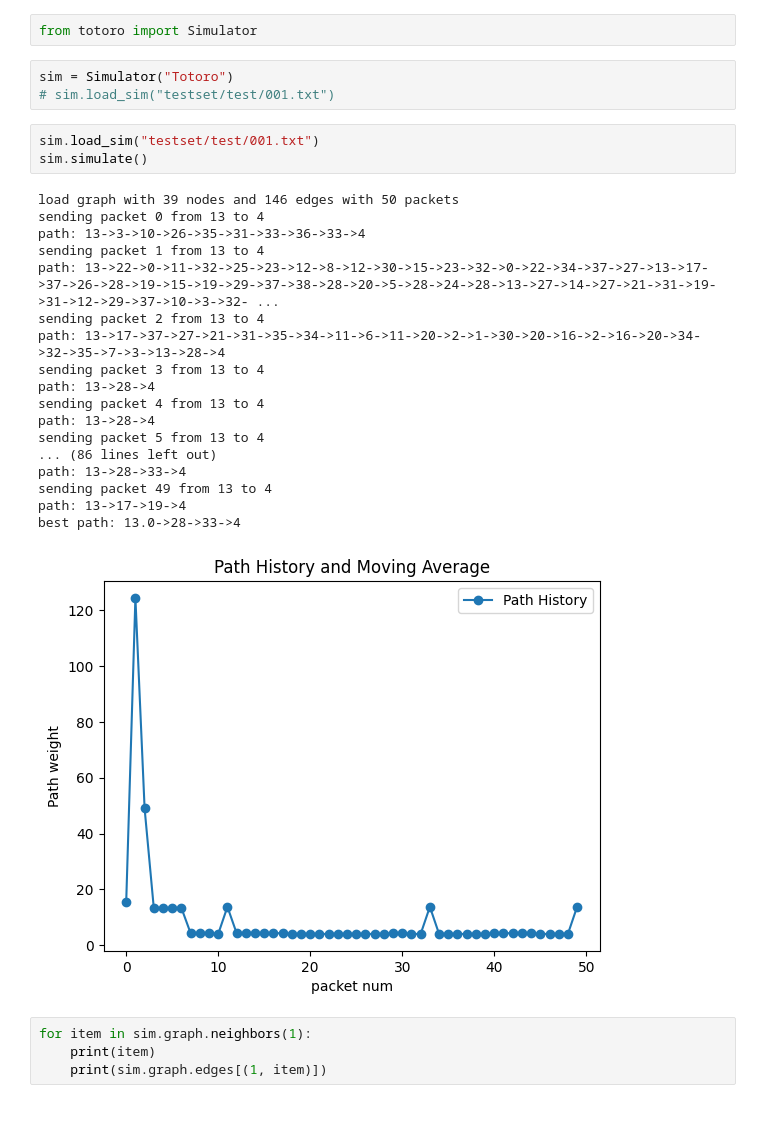
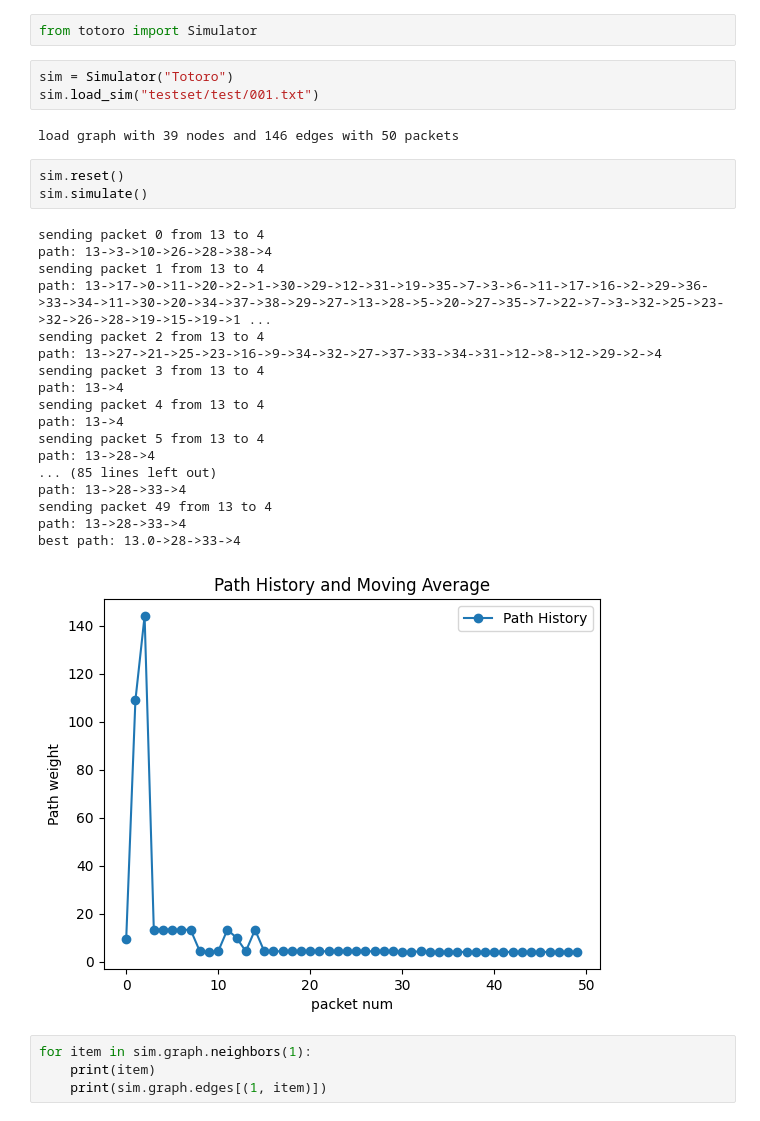
Before and after one commit to AlanLiang-314/totoro-sim, a Jupyter notebook: sim.ipynb, the cells around one changed output. Saved outputs shown, nothing was run; the diff lists cells and outputs as text.

```diff
--- a/sim.ipynb
+++ b/sim.ipynb
@@ -2,29 +2,31 @@
 from totoro import Simulator
 # %%
 sim = Simulator("Totoro")
-# sim.load_sim("testset/test/001.txt")
+sim.load_sim("testset/test/001.txt")
+# %% [output]
+load graph with 39 nodes and 146 edges with 50 packets
 # %%
-sim.load_sim("testset/test/001.txt")
+sim.reset()
 sim.simulate()
 # %% [output]
-load graph with 39 nodes and 146 edges with 50 packets
 sending packet 0 from 13 to 4
-path: 13->3->10->26->35->31->33->36->33->4
+path: 13->3->10->26->28->38->4
 sending packet 1 from 13 to 4
-path: 13->22->0->11->32->25->23->12->8->12->30->15->23->32->0->22->34->37->27->13->17->37->26->28->19->15->19->29->37->38->28->20->5->28->24->28->13->27->14->27->21->31->19->31->12->29->37->10->3->32- ...
+path: 13->17->0->11->20->2->1->30->29->12->31->19->35->7->3->6->11->17->16->2->29->36->33->34->11->30->20->34->37->38->29->27->13->28->5->20->27->35->7->22->7->3->32->25->23->32->26->28->19->15->19->1 ...
 sending packet 2 from 13 to 4
-path: 13->17->37->27->21->31->35->34->11->6->11->20->2->1->30->20->16->2->16->20->34->32->35->7->3->13->28->4
+path: 13->27->21->25->23->16->9->34->32->27->37->33->34->31->12->8->12->29->2->4
 sending packet 3 from 13 to 4
+path: 13->4
+sending packet 4 from 13 to 4
+path: 13->4
+sending packet 5 from 13 to 4
 path: 13->28->4
-sending packet 4 from 13 to 4
-path: 13->28->4
-sending packet 5 from 13 to 4
-... (86 lines left out)
+... (85 lines left out)
 path: 13->28->33->4
 sending packet 49 from 13 to 4
-path: 13->17->19->4
+path: 13->28->33->4
 best path: 13.0->28->33->4
-[figure, old version]
+[figure, new version]
 # %%
 for item in sim.graph.neighbors(1):
     print(item)
```
Also changed, not shown: 1 other file.
